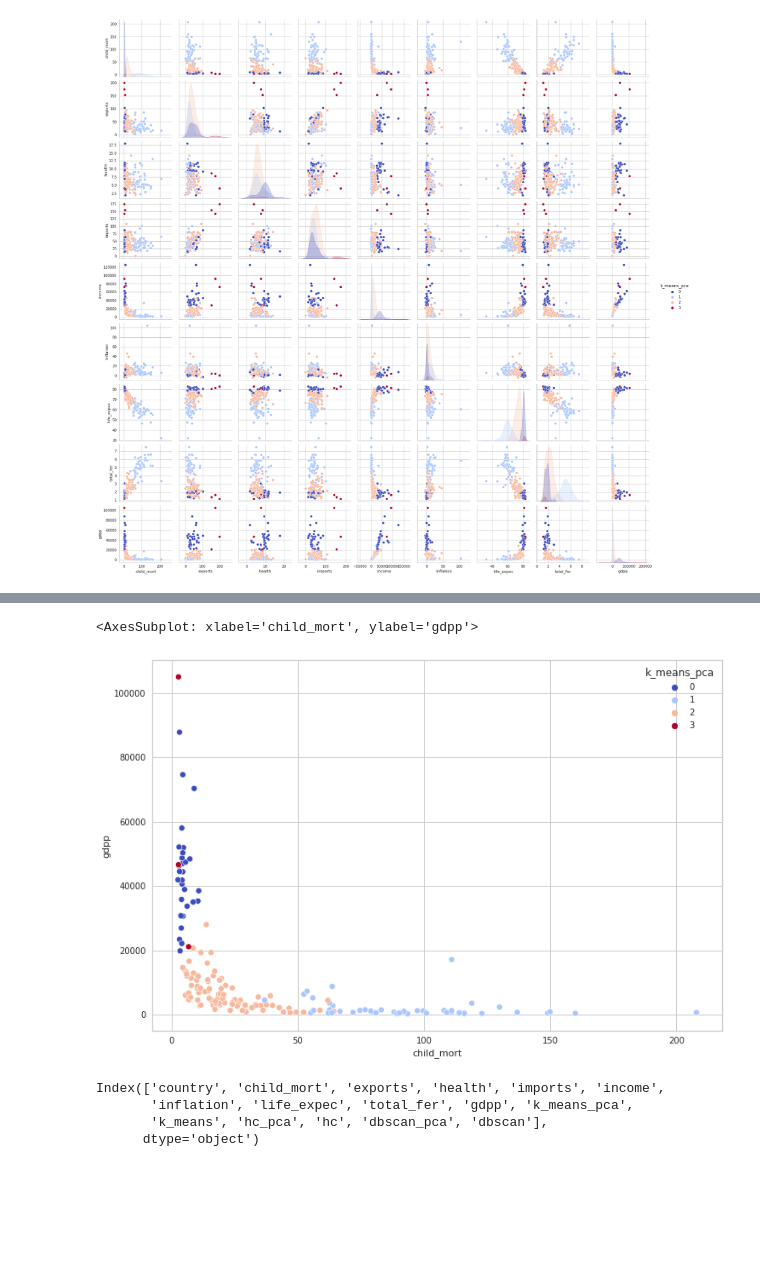
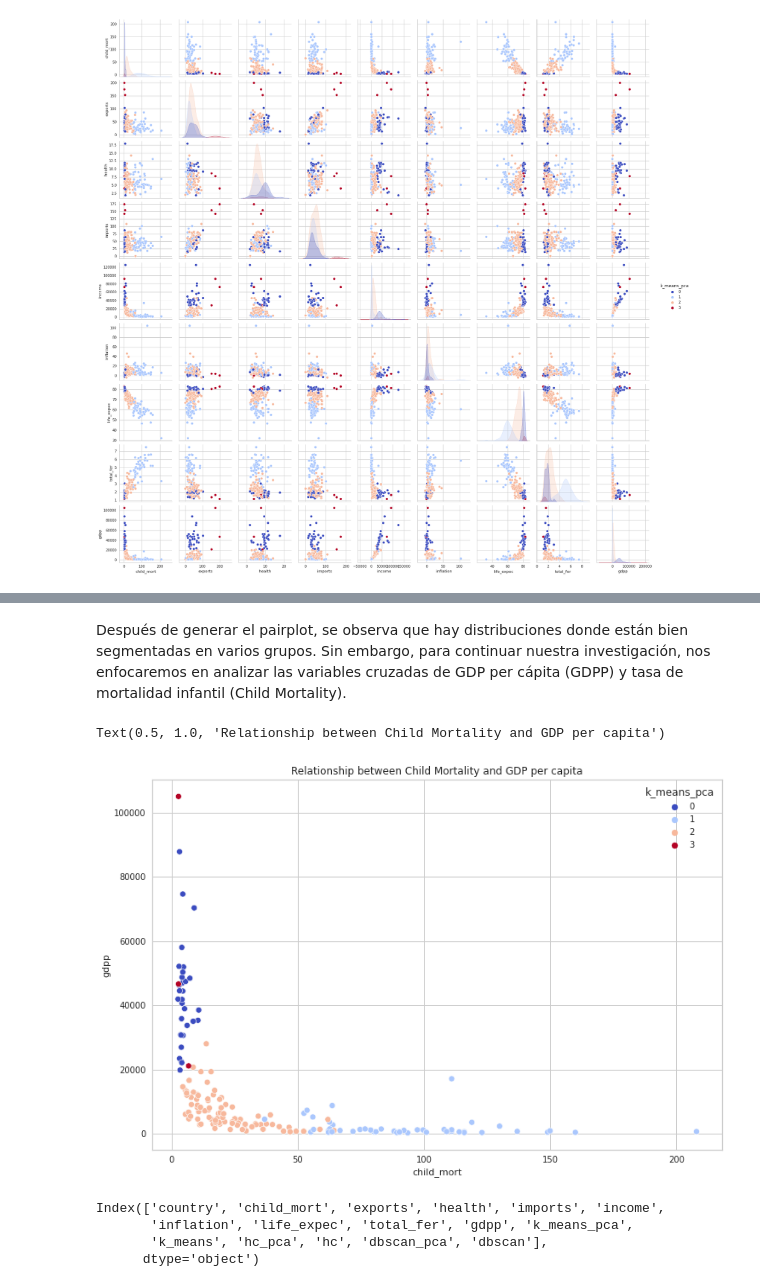
Before and after one commit to mazzaroli/cluster_project, a Jupyter notebook: notes.ipynb, the cells around one changed output, grey strips where cells are left out. Cells and saved outputs as stored; diff of their text form; code cells hidden in the pictures; blank space fills up the shorter version.

```diff
--- a/notes.ipynb
+++ b/notes.ipynb
@@ -2089,9 +2073,12 @@ df_country
+# %% [markdown]
+Después de generar el pairplot, se observa que hay distribuciones donde están bien segmentadas en varios grupos. Sin embargo, para continuar nuestra investigación, nos enfocaremos en analizar las variables cruzadas de GDP per cápita (GDPP) y tasa de mortalidad infantil (Child Mortality).
 # %%
 plt.figure(figsize=(12,8))
 sns.scatterplot(data=df_country, x='child_mort', y='gdpp', hue='k_means_pca', palette='coolwarm')
+plt.title('Relationship between Child Mortality and GDP per capita')
 # %% [output]
-<AxesSubplot: xlabel='child_mort', ylabel='gdpp'>
+Text(0.5, 1.0, 'Relationship between Child Mortality and GDP per capita')
-[figure, old version]
+[figure, new version]
 # %%
 df_country.columns
 # %% [output]
```
Also changed, not shown: parts of 9 cells of this notebook.
